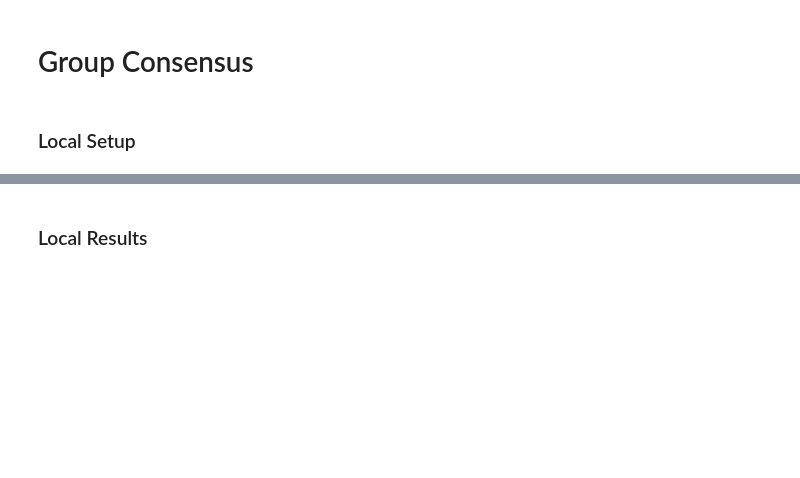
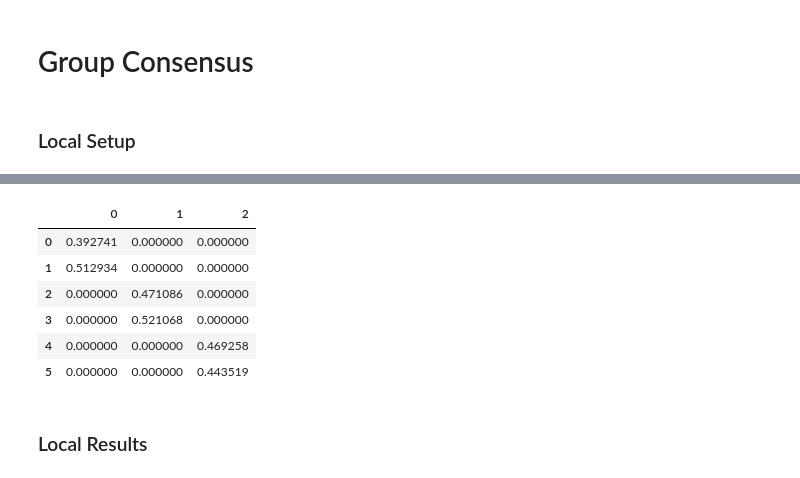
Before and after one commit to Christian-Weidemann/Quantifying-Multipolar-Polarization, a Jupyter notebook: 4_group_consensus.ipynb, the cells around one changed output, grey strips where cells are left out. Drawn from its saved outputs; the diff is of its cells as text; code cells hidden in the pictures; blank space fills up the shorter version.

```diff
--- a/4_group_consensus.ipynb
+++ b/4_group_consensus.ipynb
@@ -124,0 +46,23 @@ Figure saved
+# %%
+def draw_limited_normal_stances(mu, sd, n):
+    """
+    Draw n stances from a normal distribution with mean mu and standard deviation sd.
+    Stances are limited to the interval [0, 1].
+    """
+
+    # draw draw_factor times more stances from a normal distribution than needed
+    draw_factor = 2
+    stances = np.random.normal(loc=mu, scale=sd, size=n*draw_factor)
+
+    # keep only stances in [0, 1]
+    discard_map = (stances < 0) | (stances > 1)
+    stances = stances[~discard_map]
+
+    if len(stances) > n:
+        stances = stances[:n]
+    else:
+        raise ValueError(f'Not enough stances ({len(stances)}) were drawn')
+
+    assert len(stances) == n
+
+    return stances
@@ -125,3 +117,26 @@ Figure saved
+# %%
+comms = 3
+nodes_per_comm=2
+
+sd = 0.1
+
+# Generate stances
+stances = draw_limited_normal_stances(0.5, sd, nodes_per_comm*comms)
+
+# Generate the opinion matrix
+o = np.zeros((comms*nodes_per_comm, comms))
+for i in range(comms):
+    o[i*nodes_per_comm:(i+1)*nodes_per_comm, i] = stances[i*nodes_per_comm:(i+1)*nodes_per_comm]
+o = pd.DataFrame(o)
+o
+# %% [output]
+|  | 0 | 1 | 2 |
+| 0 | 0.392741 | 0.000000 | 0.000000 |
+| 1 | 0.512934 | 0.000000 | 0.000000 |
+| 2 | 0.000000 | 0.471086 | 0.000000 |
+| 3 | 0.000000 | 0.521068 | 0.000000 |
+| 4 | 0.000000 | 0.000000 | 0.469258 |
+| 5 | 0.000000 | 0.000000 | 0.443519 |
 # %% [markdown]
 ### Local Results
 # %%
```
Also changed, not shown: parts of 11 cells of this notebook, 14 other files.
